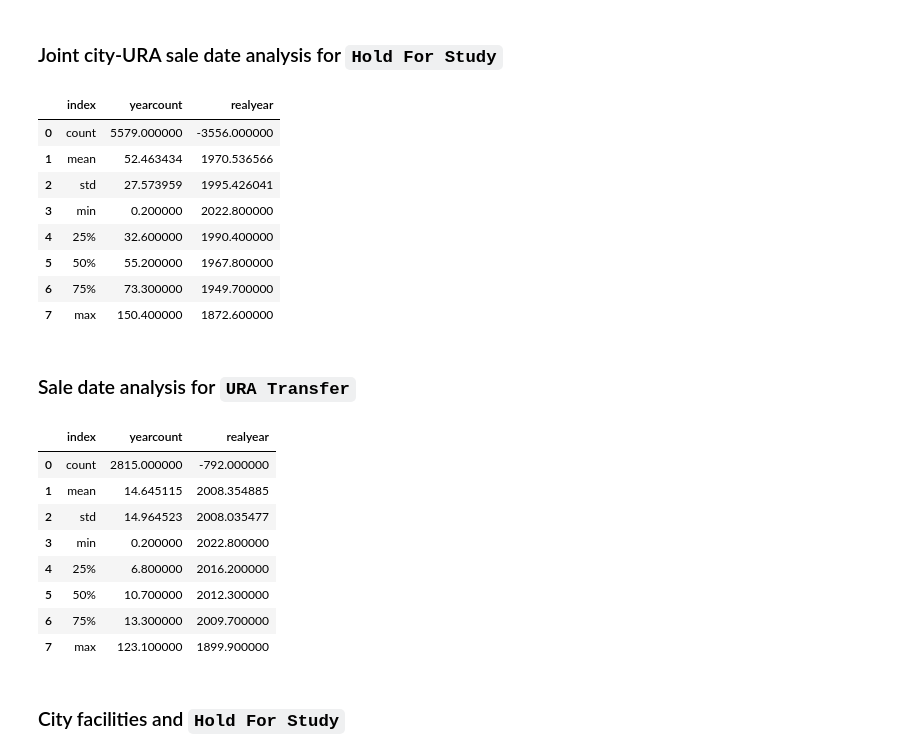
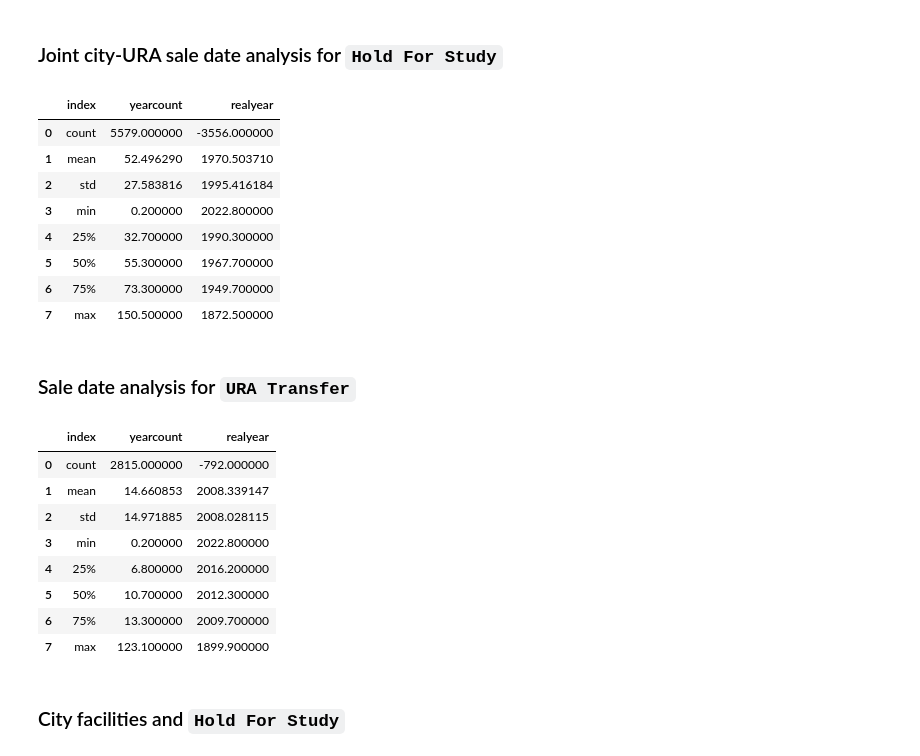
Before and after one commit to maclover7/pghland, a Jupyter notebook: city-inventory.ipynb, the cells around one changed output. Drawn from its saved outputs; the diff is of its cells as text; code cells hidden in the pictures.

Commit message:
Use publication date for ownership calculations

```diff
--- a/city-inventory.ipynb
+++ b/city-inventory.ipynb
@@ -7,7 +7,7 @@ import pandas as pd
 from shapely import wkt
 # %%
 DB = create_engine('postgresql://jon@localhost:5432/propertydb')
-AUG1 = pd.to_datetime('2023-08-01')
+PUBDATE = pd.to_datetime('2023-08-13')
 # %%
 def quick_stats(df):
     df = df.groupby(df.type).aggregate({ 'count': 'sum', 'lotarea': 'sum' }).sort_values(by='count')
@@ -116,24 +116,24 @@ ON assessments.parcelid = parcelepropura.parcelid
 WHERE parcelstatus = 'Hold For Study'
 AND saledate != '';""", DB)
 
-propertydates['ownershiplength'] = (AUG1 - pd.to_datetime(propertydates.saledate)).dt.days
+propertydates['ownershiplength'] = (PUBDATE - pd.to_datetime(propertydates.saledate)).dt.days
 propertydates['ownershiplength'] = (propertydates.ownershiplength / 365).round(1)
 # %%
 ownershiplength = propertydates.ownershiplength.describe().reset_index()
 ownershiplength = ownershiplength.rename(columns={ 'ownershiplength': 'yearcount' })
-ownershiplength['realyear'] = AUG1.year - ownershiplength.yearcount
+ownershiplength['realyear'] = PUBDATE.year - ownershiplength.yearcount
 
 ownershiplength
 # %% [output]
 |  | index | yearcount | realyear |
 | 0 | count | 5579.000000 | -3556.000000 |
-| 1 | mean | 52.463434 | 1970.536566 |
-| 2 | std | 27.573959 | 1995.426041 |
+| 1 | mean | 52.496290 | 1970.503710 |
+| 2 | std | 27.583816 | 1995.416184 |
 | 3 | min | 0.200000 | 2022.800000 |
-| 4 | 25% | 32.600000 | 1990.400000 |
-| 5 | 50% | 55.200000 | 1967.800000 |
+| 4 | 25% | 32.700000 | 1990.300000 |
+| 5 | 50% | 55.300000 | 1967.700000 |
 | 6 | 75% | 73.300000 | 1949.700000 |
-| 7 | max | 150.400000 | 1872.600000 |
+| 7 | max | 150.500000 | 1872.500000 |
 # %% [markdown]
 ### Sale date analysis for `URA Transfer`
 # %%
@@ -149,14 +149,14 @@ propertydates['ownershiplength'] = (propertydates.ownershiplength / 365).round(1
 # %%
 ownershiplength = propertydates.ownershiplength.describe().reset_index()
 ownershiplength = ownershiplength.rename(columns={ 'ownershiplength': 'yearcount' })
-ownershiplength['realyear'] = AUG1.year - ownershiplength.yearcount
+ownershiplength['realyear'] = PUBDATE.year - ownershiplength.yearcount
 
 ownershiplength
 # %% [output]
 |  | index | yearcount | realyear |
 | 0 | count | 2815.000000 | -792.000000 |
-| 1 | mean | 14.645115 | 2008.354885 |
-| 2 | std | 14.964523 | 2008.035477 |
+| 1 | mean | 14.660853 | 2008.339147 |
+| 2 | std | 14.971885 | 2008.028115 |
 | 3 | min | 0.200000 | 2022.800000 |
 | 4 | 25% | 6.800000 | 2016.200000 |
 | 5 | 50% | 10.700000 | 2012.300000 |
```
Also changed, not shown: parts of 3 cells of this notebook.
